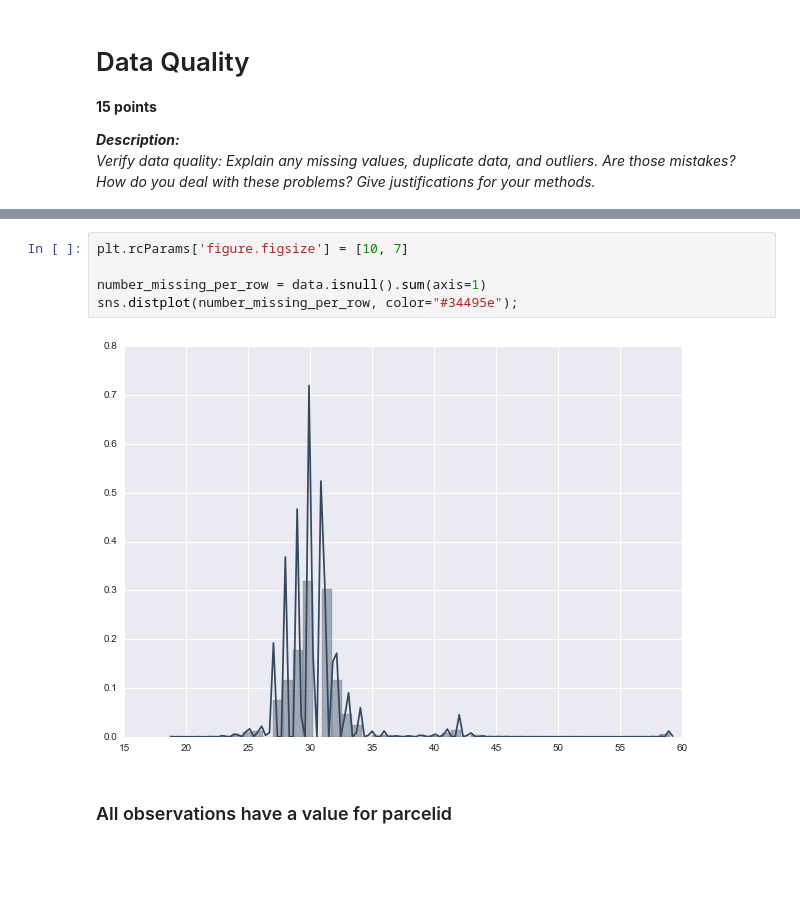
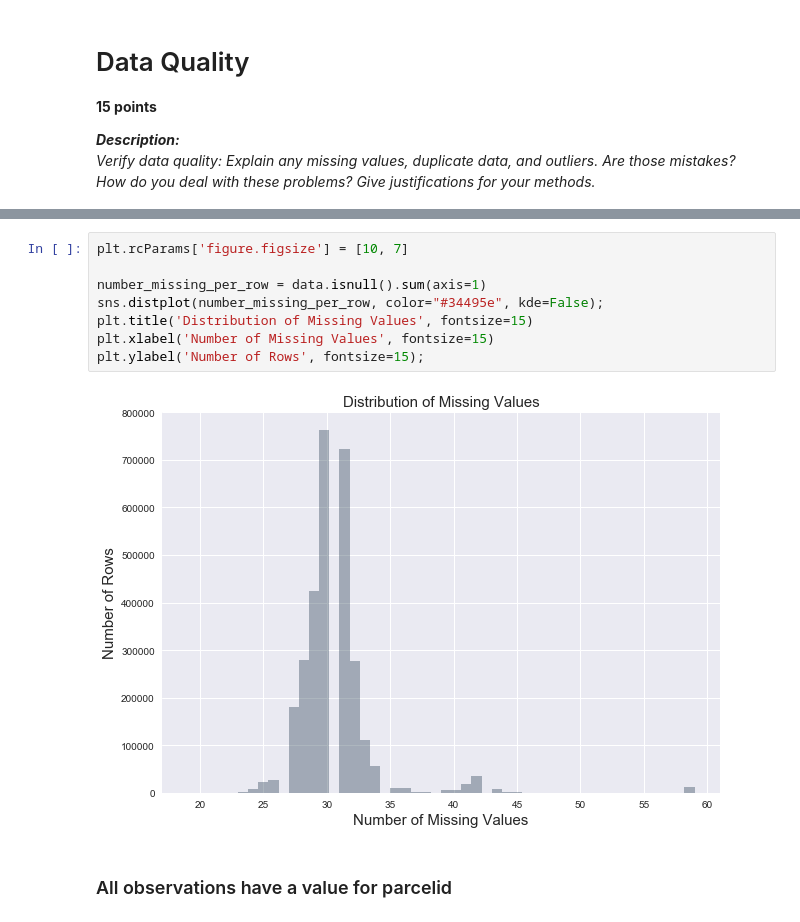
Before and after one commit to post2web/data_mining_group_project, a Jupyter notebook: notebooks/yao2.ipynb, the cells around one changed output, grey strips where cells are left out. Drawn from its saved outputs; the diff is of its cells as text; blank space fills up the shorter version.

```diff
--- a/notebooks/yao2.ipynb
+++ b/notebooks/yao2.ipynb
@@ -93,10 +96,13 @@ It looks like there are observations with most of variables missing.
 # %%
 plt.rcParams['figure.figsize'] = [10, 7]
 
 number_missing_per_row = data.isnull().sum(axis=1)
-sns.distplot(number_missing_per_row, color="#34495e");
+sns.distplot(number_missing_per_row, color="#34495e", kde=False);
+plt.title('Distribution of Missing Values', fontsize=15)
+plt.xlabel('Number of Missing Values', fontsize=15)
+plt.ylabel('Number of Rows', fontsize=15);
 # %% [output]
-[figure, old version]
+[figure, new version]
 # %% [markdown]
 ### All observations have a value for parcelid
 # %%
```
Also changed, not shown: parts of 261 cells of this notebook, 1 other file.
